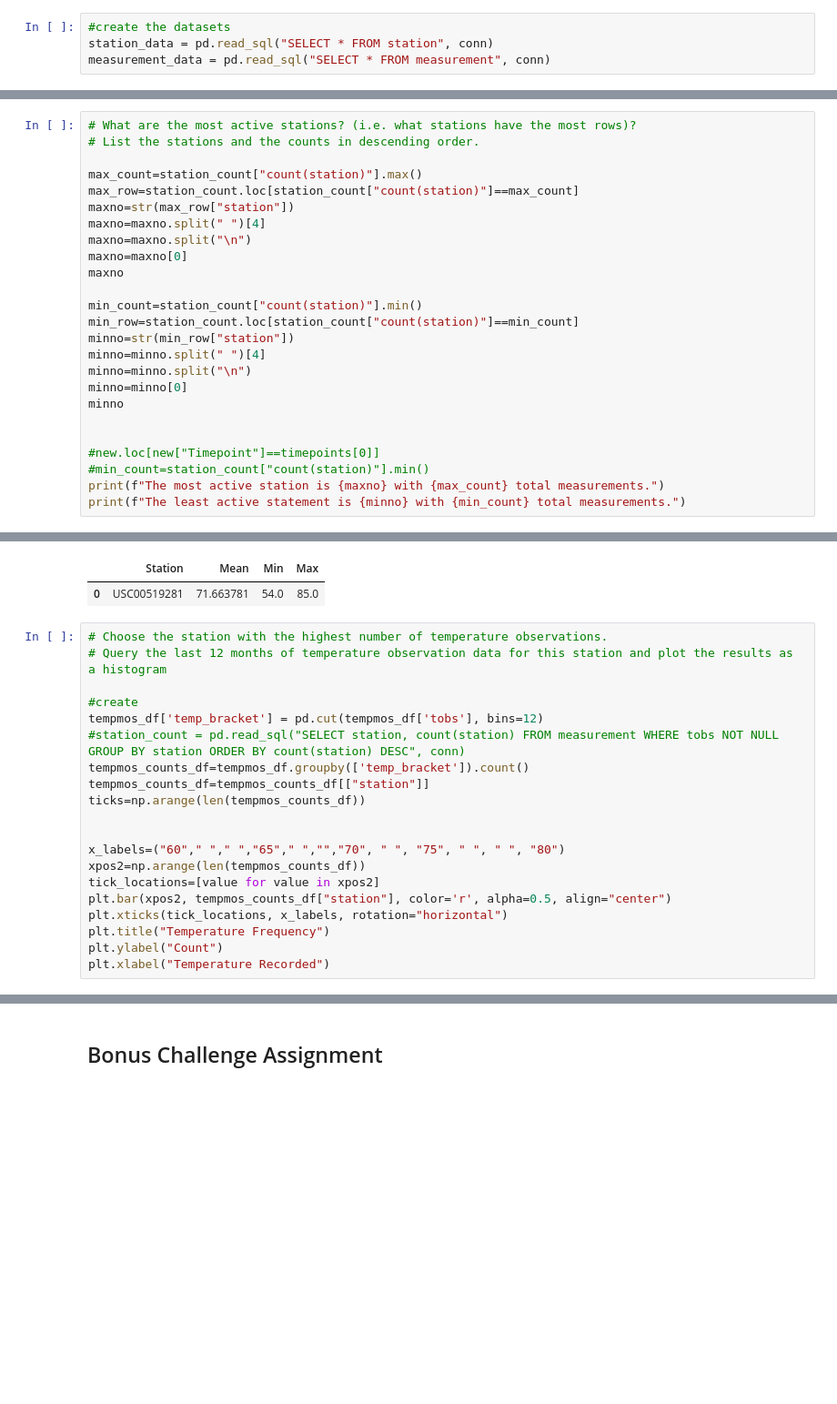
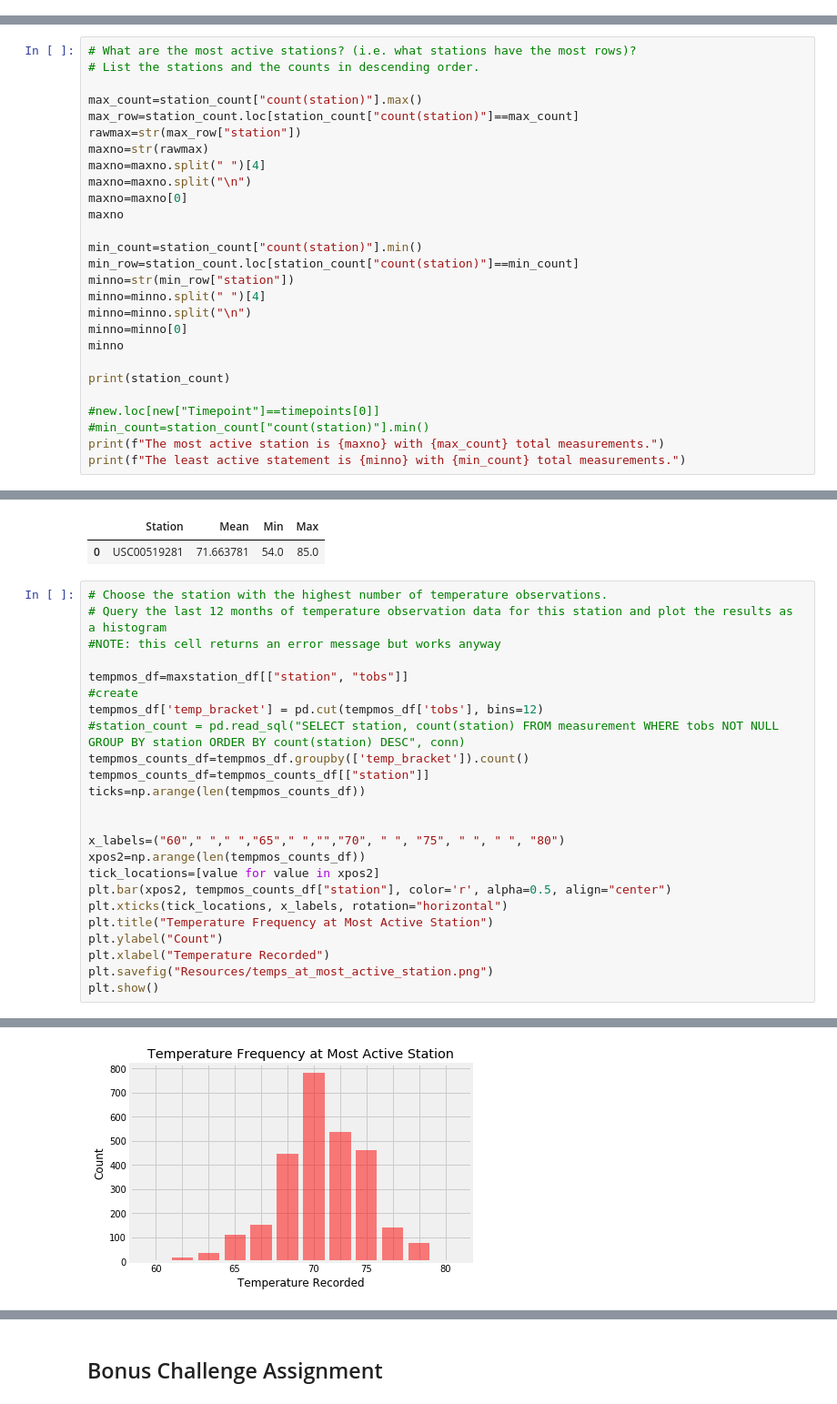
Before and after one commit to KathrynPanger/weather-report, a Jupyter notebook: climate_starter.ipynb, the cells around one changed output, grey strips where cells are left out. Shown at 91% size. Saved outputs shown, nothing was run; the diff lists cells and outputs as text; blank space fills up the shorter version.

```diff
--- a/climate_starter.ipynb
+++ b/climate_starter.ipynb
@@ -40,10 +40,6 @@ station=base.classes.station
 # %%
 # Create our session (link) from Python to the DB
 session=Session(engine)
-# %%
-#create the datasets
-station_data = pd.read_sql("SELECT * FROM station", conn)
-measurement_data = pd.read_sql("SELECT * FROM measurement", conn)
 # %% [markdown]
 # Exploratory Climate Analysis
 # %%
@@ -117,7 +121,8 @@ There are 9 stations in this dataset.
 
 max_count=station_count["count(station)"].max()
 max_row=station_count.loc[station_count["count(station)"]==max_count]
-maxno=str(max_row["station"])
+rawmax=str(max_row["station"])
+maxno=str(rawmax)
 maxno=maxno.split(" ")[4]
 maxno=maxno.split("\n")
 maxno=maxno[0]
@@ -131,6 +136,7 @@ minno=minno.split("\n")
 minno=minno[0]
 minno
 
+print(station_count)
 
 #new.loc[new["Timepoint"]==timepoints[0]]
 #min_count=station_count["count(station)"].min()
@@ -160,7 +176,9 @@ active_df
 # %%
 # Choose the station with the highest number of temperature observations.
 # Query the last 12 months of temperature observation data for this station and plot the results as a histogram
+#NOTE: this cell returns an error message but works anyway
 
+tempmos_df=maxstation_df[["station", "tobs"]]
 #create
 tempmos_df['temp_bracket'] = pd.cut(tempmos_df['tobs'], bins=12)
 #station_count = pd.read_sql("SELECT station, count(station) FROM measurement WHERE tobs NOT NULL GROUP BY station ORDER BY count(station) DESC", conn)
@@ -174,7 +192,9 @@ xpos2=np.arange(len(tempmos_counts_df))
 tick_locations=[value for value in xpos2]
 plt.bar(xpos2, tempmos_counts_df["station"], color='r', alpha=0.5, align="center")
 plt.xticks(tick_locations, x_labels, rotation="horizontal")
-plt.title("Temperature Frequency")
+plt.title("Temperature Frequency at Most Active Station")
 plt.ylabel("Count")
 plt.xlabel("Temperature Recorded")
+plt.savefig("Resources/temps_at_most_active_station.png")
+plt.show()
 # %% [output]
@@ -181,0 +206 @@ NameError: name 'tempmos_df' is not defined
+[figure, added]
```
Also changed, not shown: parts of 27 cells of this notebook.
